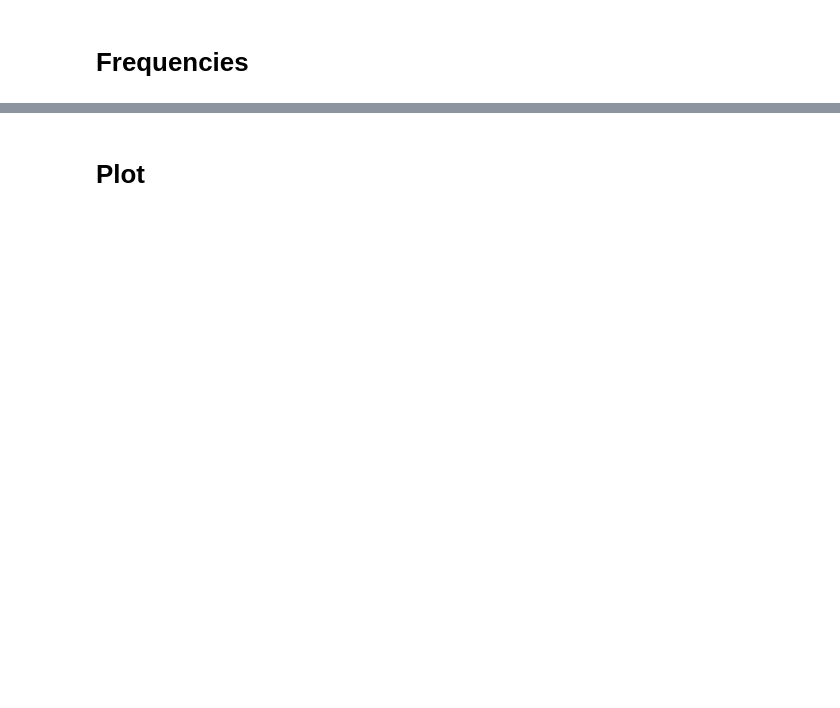
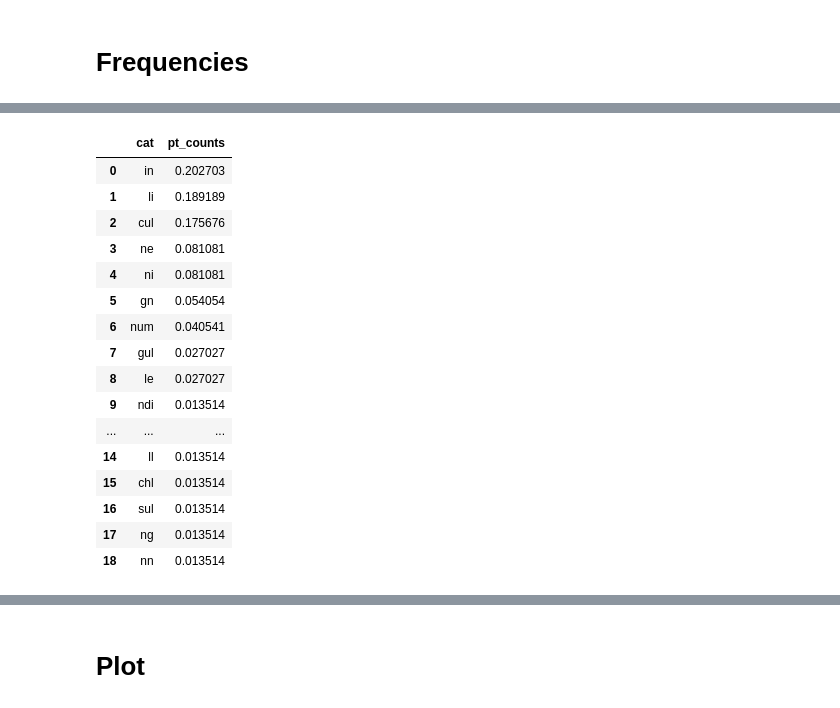
Before and after one commit to Portophon/Gal-palatals, a Jupyter notebook: Wikcionário - Extract n Stats gl-pt-es - latin.ipynb, the cells around one changed output, grey strips where cells are left out. Cells and saved outputs as stored; diff of their text form; code cells hidden in the pictures; blank space fills up the shorter version.

```diff
--- a/Wikcionário - Extract n Stats gl-pt-es - latin.ipynb
+++ b/Wikcionário - Extract n Stats gl-pt-es - latin.ipynb
@@ -90,3 +91,26 @@ pt_la_cat
+# %%
+pt_la_cat = pt_la_cat.drop([12])
+
+pt_la_cat['pt_counts'] = pt_la_cat.pt_counts/pt_la_cat["pt_counts"].sum()
+pt_la_cat
+# %% [output]
+|  | cat | pt_counts |
+| 0 | in | 0.202703 |
+| 1 | li | 0.189189 |
+| 2 | cul | 0.175676 |
+| 3 | ne | 0.081081 |
+| 4 | ni | 0.081081 |
+| 5 | gn | 0.054054 |
+| 6 | num | 0.040541 |
+| 7 | gul | 0.027027 |
+| 8 | le | 0.027027 |
+| 9 | ndi | 0.013514 |
+| ... | ... | ... |
+| 14 | ll | 0.013514 |
+| 15 | chl | 0.013514 |
+| 16 | sul | 0.013514 |
+| 17 | ng | 0.013514 |
+| 18 | nn | 0.013514 |
 # %%
 es_la_cat = pd.DataFrame()
 es_la_cat['counts'] = entries_df['es_la'].value_counts()
```
Also changed, not shown: parts of 8 cells of this notebook, 2 other files.
